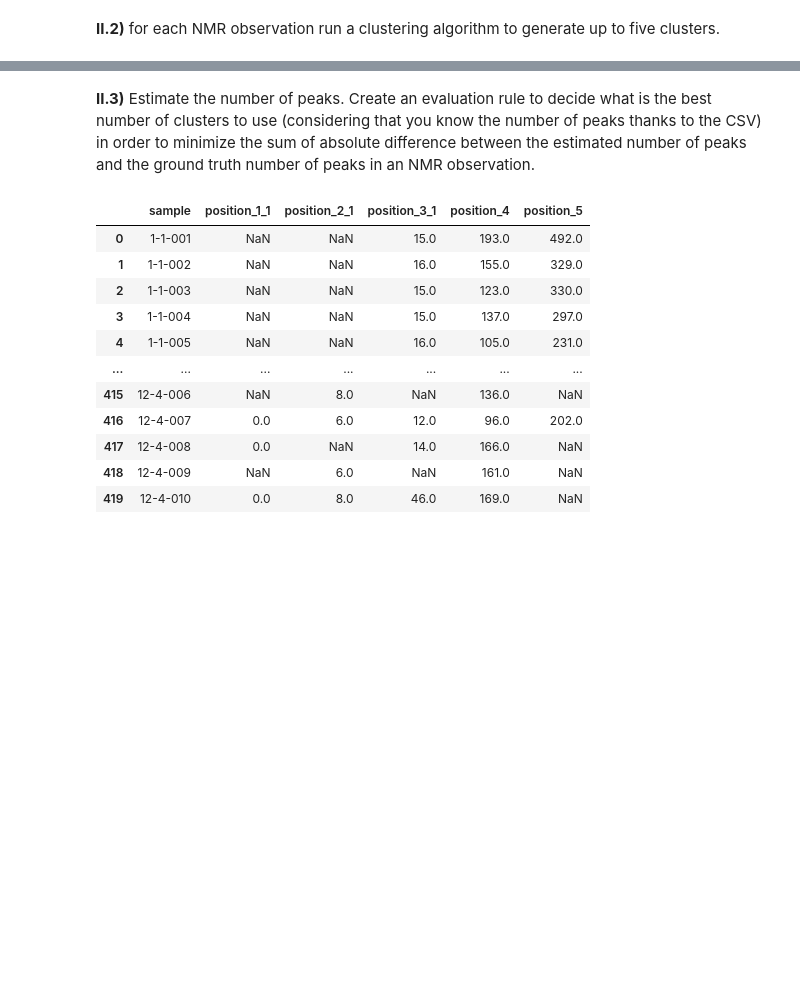
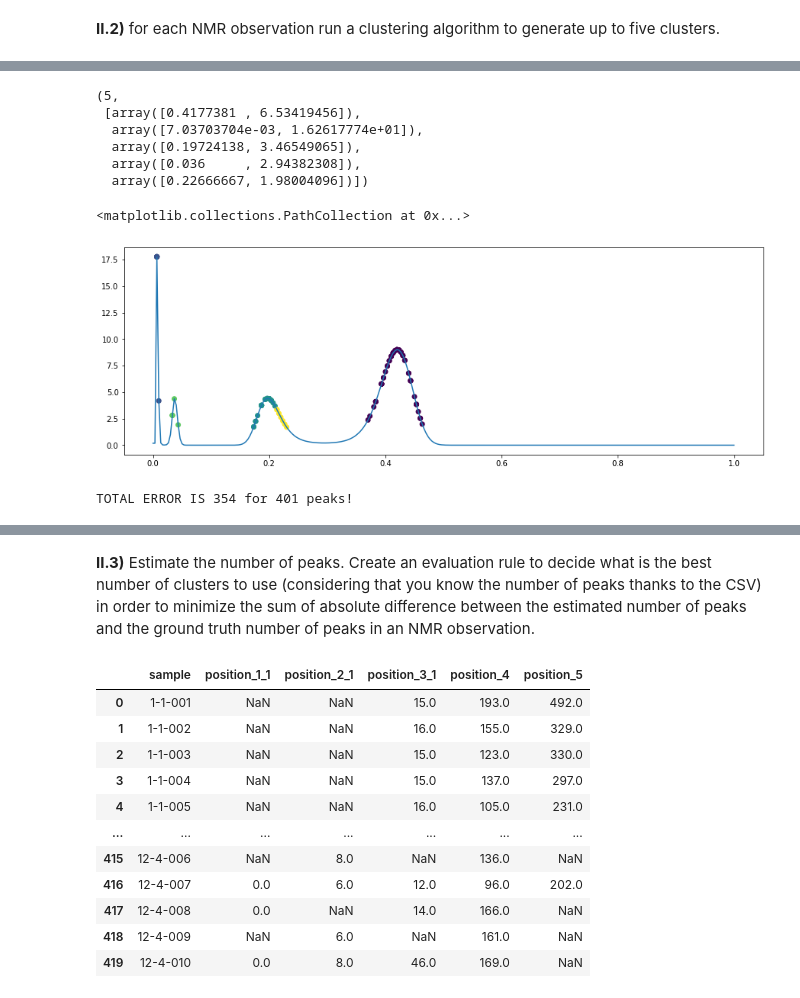
Before and after one commit to nicolas1805961/NMR-signal-machine-learning, a Jupyter notebook: challenge_evaluation.ipynb, the cells around one changed output, grey strips where cells are left out. Cells and saved outputs as stored; diff of their text form; code cells hidden in the pictures; blank space fills up the shorter version.

```diff
--- a/challenge_evaluation.ipynb
+++ b/challenge_evaluation.ipynb
@@ -191,0 +268,79 @@ X = np.expand_dims(X, axis=1)
+# %%
+def merge_clusters(cluster_centers, pred_weight, x_thresh=0.025, y_thresh=5):
+    for i in range(len(cluster_centers)):
+         for j in range(len(cluster_centers)):
+            if j == i :
+                continue
+            wi = pred_weight[i]
+            wj = pred_weight[j]
+            if (wi == 0 or wj == 0):
+                continue
+            xi, xj = cluster_centers[i][0], cluster_centers[j][0]
+            yi, yj = cluster_centers[i][1], cluster_centers[j][1]
+            dist_x = abs(xi - xj)
+            dist_y = abs(yi - yj)
+
+            if dist_x < x_thresh or (dist_x < x_thresh + 1 and xi > 0.3 and xj > 0.3) :
+                 if dist_y < y_thresh or (xi < 0.025 and xj < 0.025) or (dist_y < y_thresh + 1 and xi > 0.3 and xj > 0.3):
+                    cluster_centers[i][0] = (cluster_centers[i][0] * wi + cluster_centers[j][0] * wj) / (wi + wj)
+                    cluster_centers[i][1] = (cluster_centers[i][1] * wi + cluster_centers[j][1] * wj) / (wi + wj)
+                    pred_weight[i] += wj
+                    pred_weight[j] = 0
+    centers = []
+    for i in range(len(pred_weight)):
+        if (pred_weight[i]):
+            centers.append(cluster_centers[i])
+    return centers
+# %%
+centers = merge_clusters(kmcenters, pred_weight)
+len(centers),centers
+# %% [output]
+(5,
+ [array([0.4177381 , 6.53419456]),
+  array([7.03703704e-03, 1.62617774e+01]),
+  array([0.19724138, 3.46549065]),
+  array([0.036     , 2.94382308]),
+  array([0.22666667, 1.98004096])])
+# %%
+predictions = []
+for i in range(len(X_Y)):
+    min_err = abs(X_Y[i][0] - centers[0][0])
+    min_ind = 0
+    for idx, c in enumerate(centers):
+        err = abs(c[0] - X_Y[i][0])
+        if err < min_err :
+            min_err = err
+            min_ind = idx
+    predictions.append(min_ind)
+
+plt.figure(figsize=(15, 5))
+plt.plot(example[0], example[1])
+plt.scatter(np.squeeze(X), Y, c=predictions)
+# %% [output]
+<matplotlib.collections.PathCollection at 0x...>
+[figure, added]
+# %%
+tot_err = 0
+for l, key in enumerate(spectrums):
+    example = spectrums[key]
+    X, Y = random_var(example)
+    X = np.expand_dims(X, axis=1)
+    X_Y = [[a[0], b[0]] for a, b in zip(X, Y)]
+    X_Y = np.array(X_Y)
+    X_Y = X_Y.reshape(-1, 2)
+    error_s = 0
+    kmeans = KMeans(n_clusters=40, random_state=1).fit(X_Y)
+    centers = kmeans.cluster_centers_
+    pred = kmeans.predict(X_Y)
+    pred_weight = [0] * 40
+    for j in range(40) :
+        for i in range(len(pred)):
+            if (pred[i] == j):
+                pred_weight[j] += 1
+    centers = merge_clusters(centers, pred_weight)
+    error_s += abs(real - max (3, min(len(centers), 5)))
+    tot_err += error_s
+
+print(f'TOTAL ERROR IS {tot_err} for {len(spectrums.keys())} peaks!')
+# %% [output]
+TOTAL ERROR IS 354 for 401 peaks!
```
Also changed, not shown: parts of 35 cells of this notebook.
